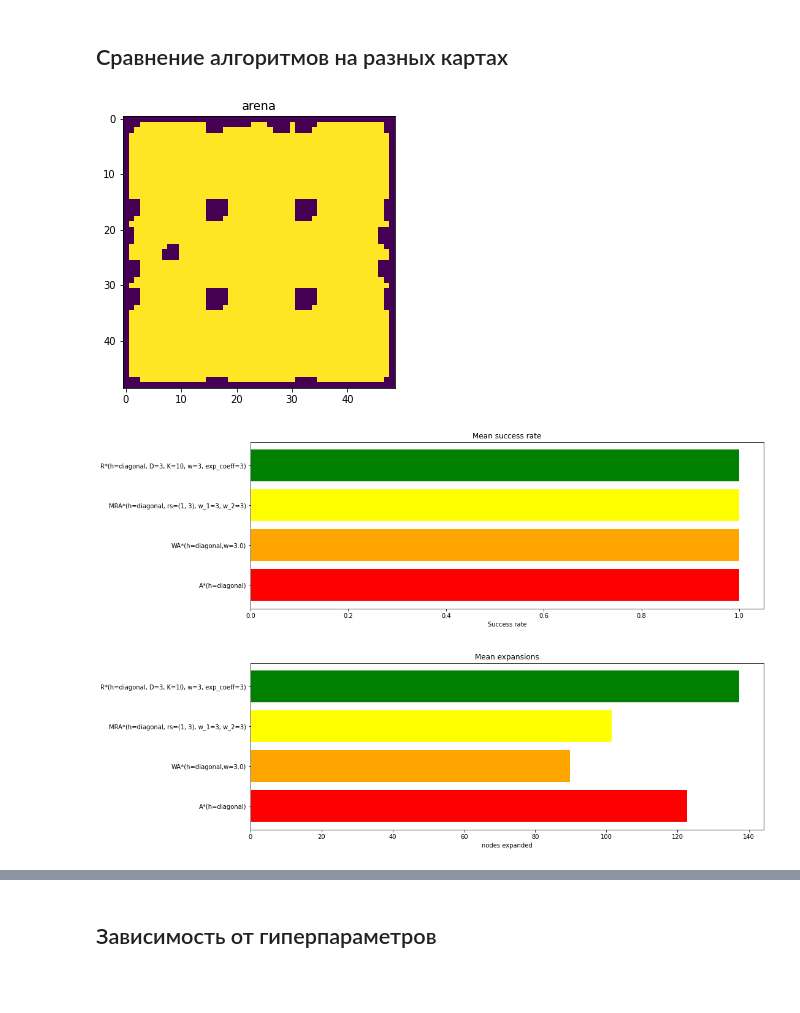
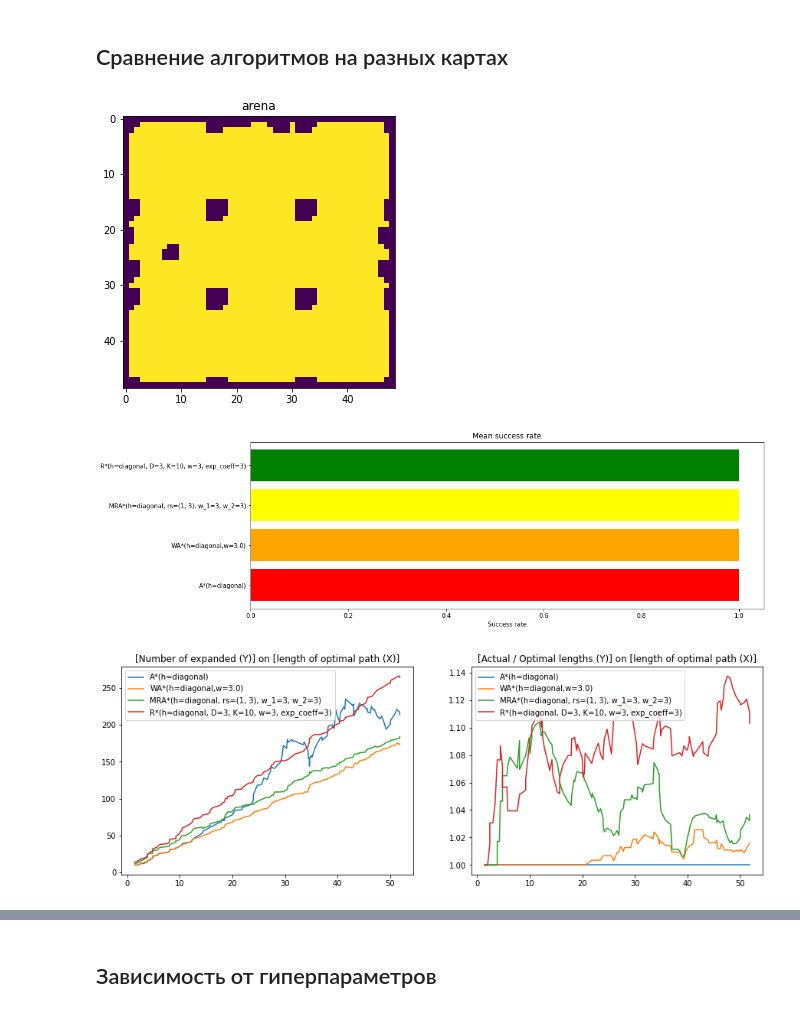
Before and after one commit to evjava/HeuristicsBetterThan, a Jupyter notebook: Algorithm_comparation.ipynb, the cells around one changed output, grey strips where cells are left out. Saved outputs shown, nothing was run; the diff lists cells and outputs as text; code cells hidden in the pictures; blank space fills up the shorter version.

```diff
--- a/Algorithm_comparation.ipynb
+++ b/Algorithm_comparation.ipynb
@@ -35,5 +39,7 @@ from processors.plot_mean_expanded import PlotMeanExpanded
 # %% [markdown]
 ## Сравнение алгоритмов на разных картах
+# %%
+PROC = PlotSuccessRate().then(PlotExpandedAndActualLengthRatio())
 # %%
 area = MaiMaps.ARENA
 algorithms = [
@@ -42,20 +48,21 @@ algorithms = [
     MRAstar(diagonal_dist, resolutions=(1, 3), w_1=3, w_2=3),
     Rstar(diagonal_dist, D=3, K=10, w=3, exp_coeff=3)
 ]
-MaiReader(area).read_map().draw(area)
+r0 = MaiReader(area)
 
-p = Pipeline(
+p0 = Pipeline(
     reader=MaiReader(area),
     algorithms=algorithms,
-    processor=PlotSuccessRate().then(PlotMeanExpanded()),
+    processor=PROC,
     timelimit=3
 )
-
-p.run()
-# %% [output]
-[figure, removed]
-[figure, removed]
-[figure, removed]
+# %%
+r0.read_map().draw(area)
+p0.run()
+# %% [output]
+[figure, added]
+[figure, added]
+[figure, added]
 # %%
 area = MaiMaps.MOSCOW
 algorithms = [
```
Also changed, not shown: parts of 20 cells of this notebook, 7 other files.
